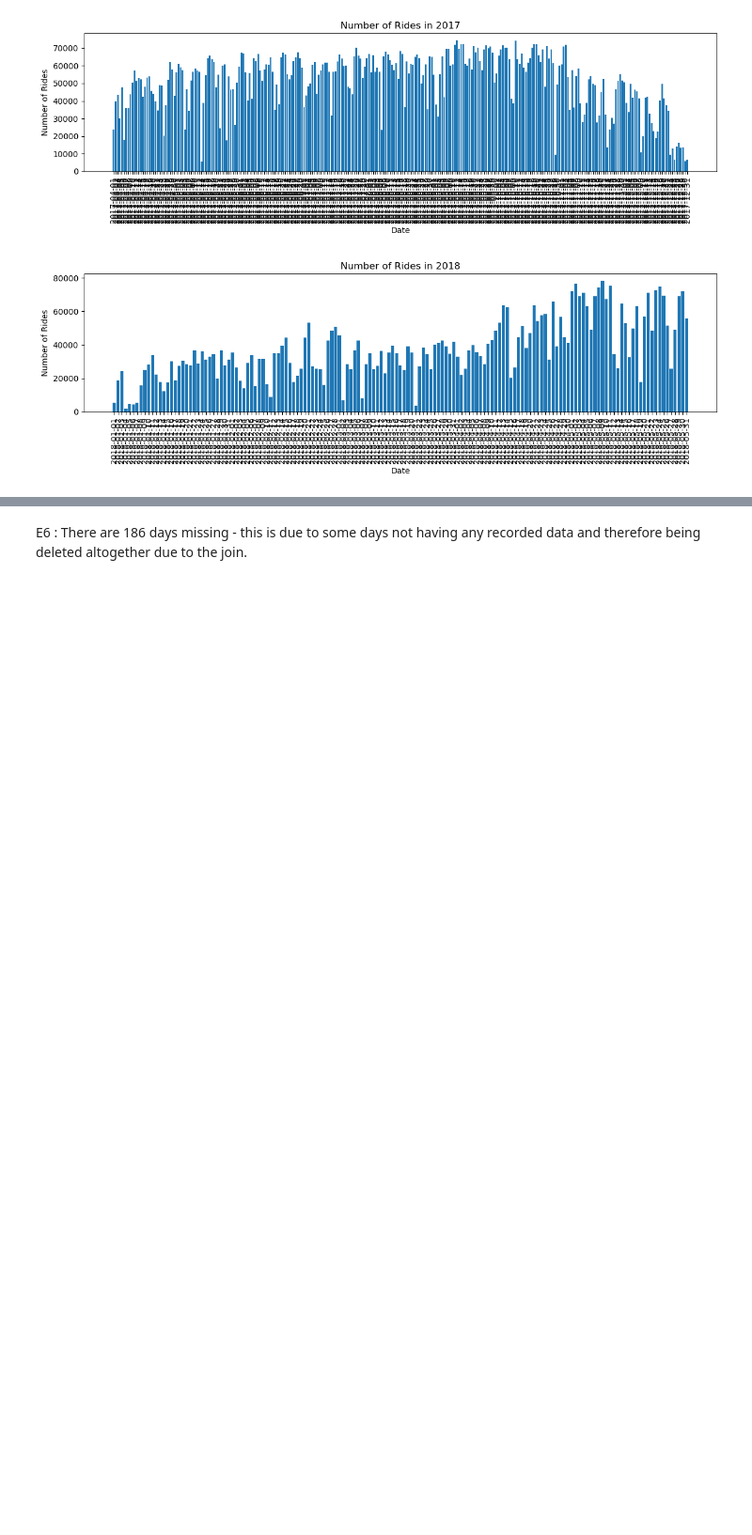
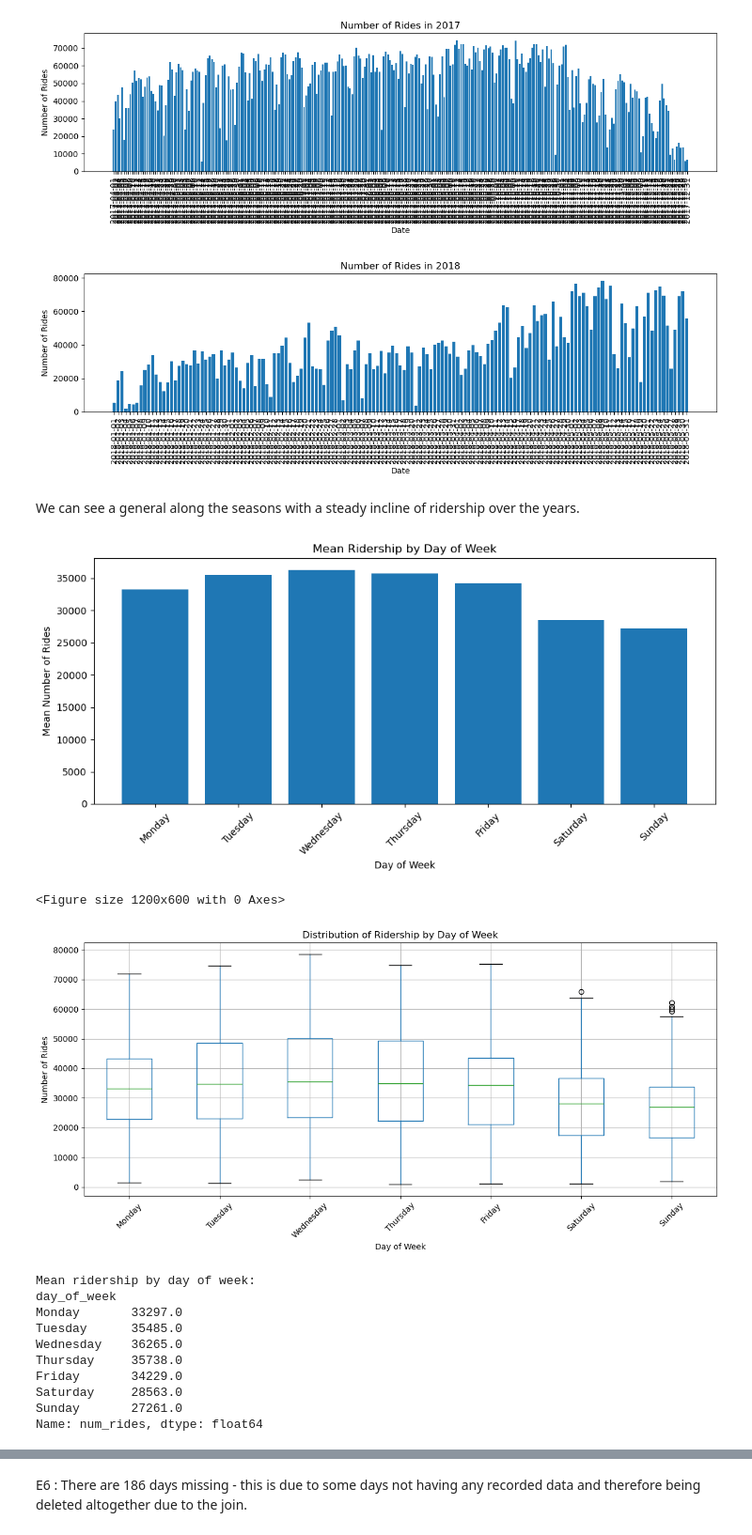
Before and after one commit to snalepa11/Citibike-SQL-Investigation, a Jupyter notebook: code/eda.ipynb, the cells around one changed output, grey strips where cells are left out. Shown at 94% size. Saved outputs shown, nothing was run; the diff lists cells and outputs as text; code cells hidden in the pictures; blank space fills up the shorter version.

```diff
--- a/code/eda.ipynb
+++ b/code/eda.ipynb
@@ -191,5 +191,56 @@ for year in sorted(years):
 [figure]
 [figure]
 [figure]
+# %% [markdown]
+We can see a general along the seasons with a steady incline of ridership over the years.
 # %%
-#E5
+# Compare ridership across days of the week
+
+# Define the order of days for proper sorting
+day_order = ['Monday', 'Tuesday', 'Wednesday', 'Thursday', 'Friday', 'Saturday', 'Sunday']
+
+# Calculate mean ridership by day of week
+mean_by_day = df.groupby('day_of_week')['num_rides'].mean().reindex(day_order)
+
+# Create bar chart of mean ridership
+plt.figure(figsize=(10, 5))
+plt.bar(day_order, mean_by_day)
+plt.title('Mean Ridership by Day of Week')
+plt.xlabel('Day of Week')
+plt.ylabel('Mean Number of Rides')
+plt.xticks(rotation=45)
+plt.tight_layout()
+plt.show()
+
+# Create box plots
+plt.figure(figsize=(12, 6))
+df['day_of_week'] = pd.Categorical(df['day_of_week'], categories=day_order, ordered=True)
+df_sorted = df.sort_values('day_of_week')
+df_sorted.boxplot(column='num_rides', by='day_of_week', figsize=(12, 6))
+plt.title('Distribution of Ridership by Day of Week')
+plt.suptitle('')  # Remove default title
+plt.xlabel('Day of Week')
+plt.ylabel('Number of Rides')
+plt.xticks(rotation=45)
+plt.tight_layout()
+plt.show()
+
+# Print statistics
+print("Mean ridership by day of week:")
+print(mean_by_day.round(0))
+
+#E5 : Based on the graphs below, I would think it's safe to say that bike users are primarily commuters as we can see an uptick of usage during week days and a dip over the weekend.
+# %% [output]
+[figure, added]
+<Figure size 1200x600 with 0 Axes>
+[figure, added]
+Mean ridership by day of week:
+day_of_week
+Monday       33297.0
+Tuesday      35485.0
+Wednesday    36265.0
+Thursday     35738.0
+Friday       34229.0
+Saturday     28563.0
+Sunday       27261.0
+Name: num_rides, dtype: float64
```
Also changed, not shown: parts of 1 cell of this notebook.
